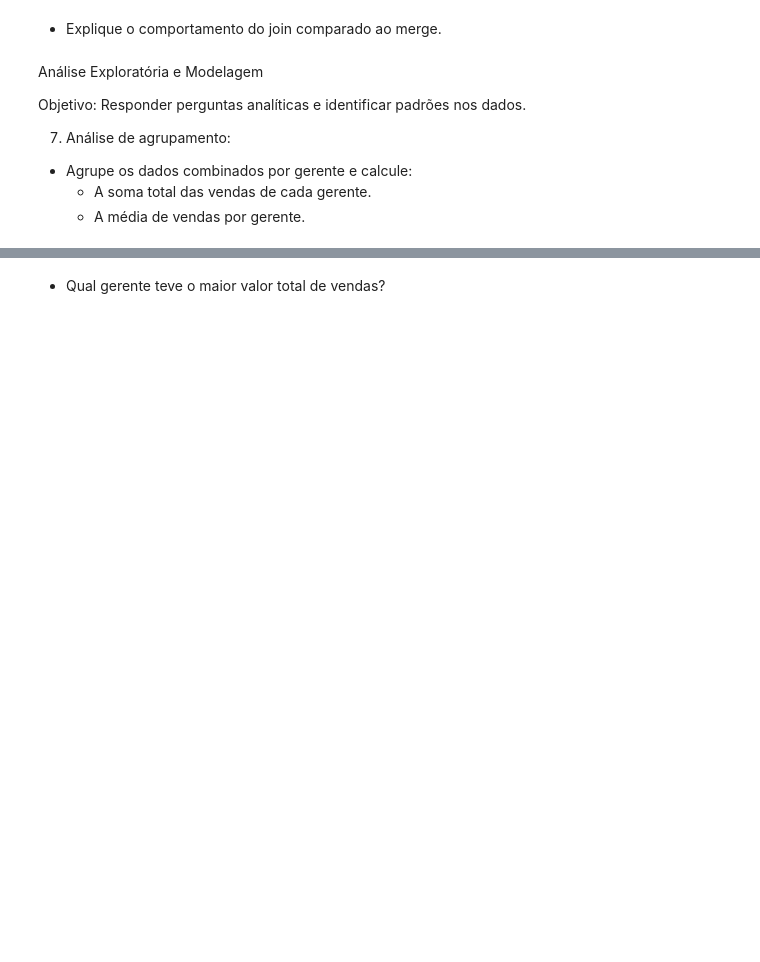
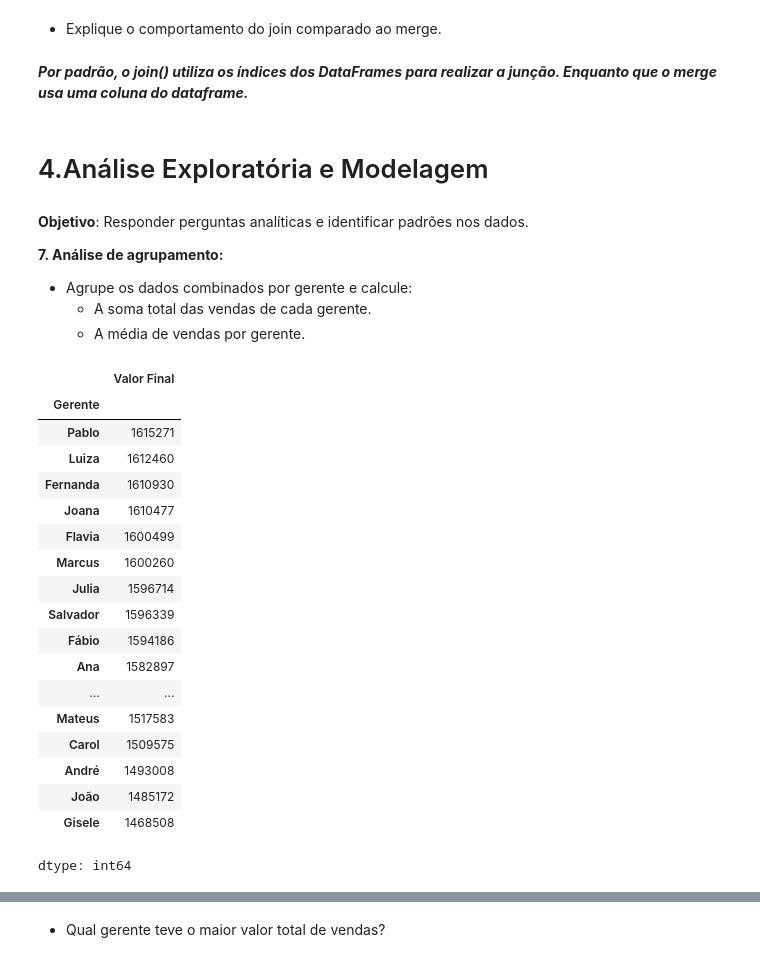
Before and after one commit to andreiacampos98/datascience_course, a Jupyter notebook: Lista_de_exercicios_3_Andreia_Campos.ipynb, the cells around one changed output, grey strips where cells are left out. Saved outputs shown, nothing was run; the diff lists cells and outputs as text; code cells hidden in the pictures; blank space fills up the shorter version.

```diff
--- a/Lista_de_exercicios_3_Andreia_Campos.ipynb
+++ b/Lista_de_exercicios_3_Andreia_Campos.ipynb
@@ -149,13 +276,39 @@ print(vendas_df["Valor Final"].max())
 # %% [markdown]
 *   Explique o comportamento do join comparado ao merge.
+# %% [markdown]
+***Por padrão, o join() utiliza os índices dos DataFrames para realizar a junção. Enquanto que o merge usa uma coluna do dataframe.***
+# %% [markdown]
+# 4.Análise Exploratória e Modelagem
 # %% [markdown]
-Análise Exploratória e Modelagem
+**Objetivo**: Responder perguntas analíticas e identificar padrões nos dados.
 
-Objetivo: Responder perguntas analíticas e identificar padrões nos dados.
-
-7. Análise de agrupamento:
+**7. Análise de agrupamento:**
 
 
 *   Agrupe os dados combinados por gerente e calcule:
       *   A soma total das vendas de cada gerente.
       *   A média de vendas por gerente.
+# %%
+# Valor vendido por cada gerente
+subset=all.groupby(all['Gerente'])['Valor Final'].sum().sort_values(ascending=False)
+display(subset)
+# %% [output]
+|  | Valor Final |
+| Gerente |  |
+| Pablo | 1615271 |
+| Luiza | 1612460 |
+| Fernanda | 1610930 |
+| Joana | 1610477 |
+| Flavia | 1600499 |
+| Marcus | 1600260 |
+| Julia | 1596714 |
+| Salvador | 1596339 |
+| Fábio | 1594186 |
+| Ana | 1582897 |
+| ... | ... |
+| Mateus | 1517583 |
+| Carol | 1509575 |
+| André | 1493008 |
+| João | 1485172 |
+| Gisele | 1468508 |
+dtype: int64
```
Also changed, not shown: parts of 19 cells of this notebook.
